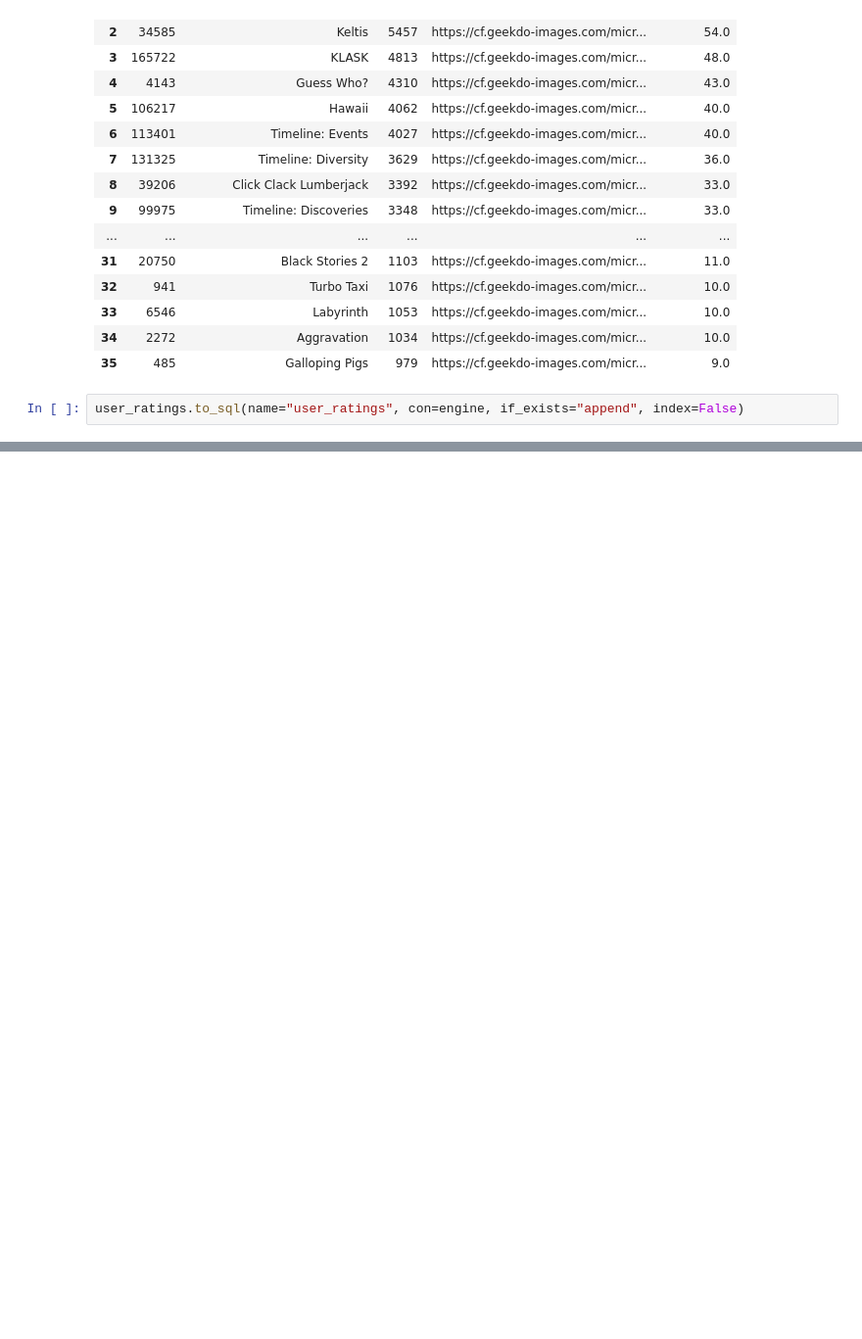
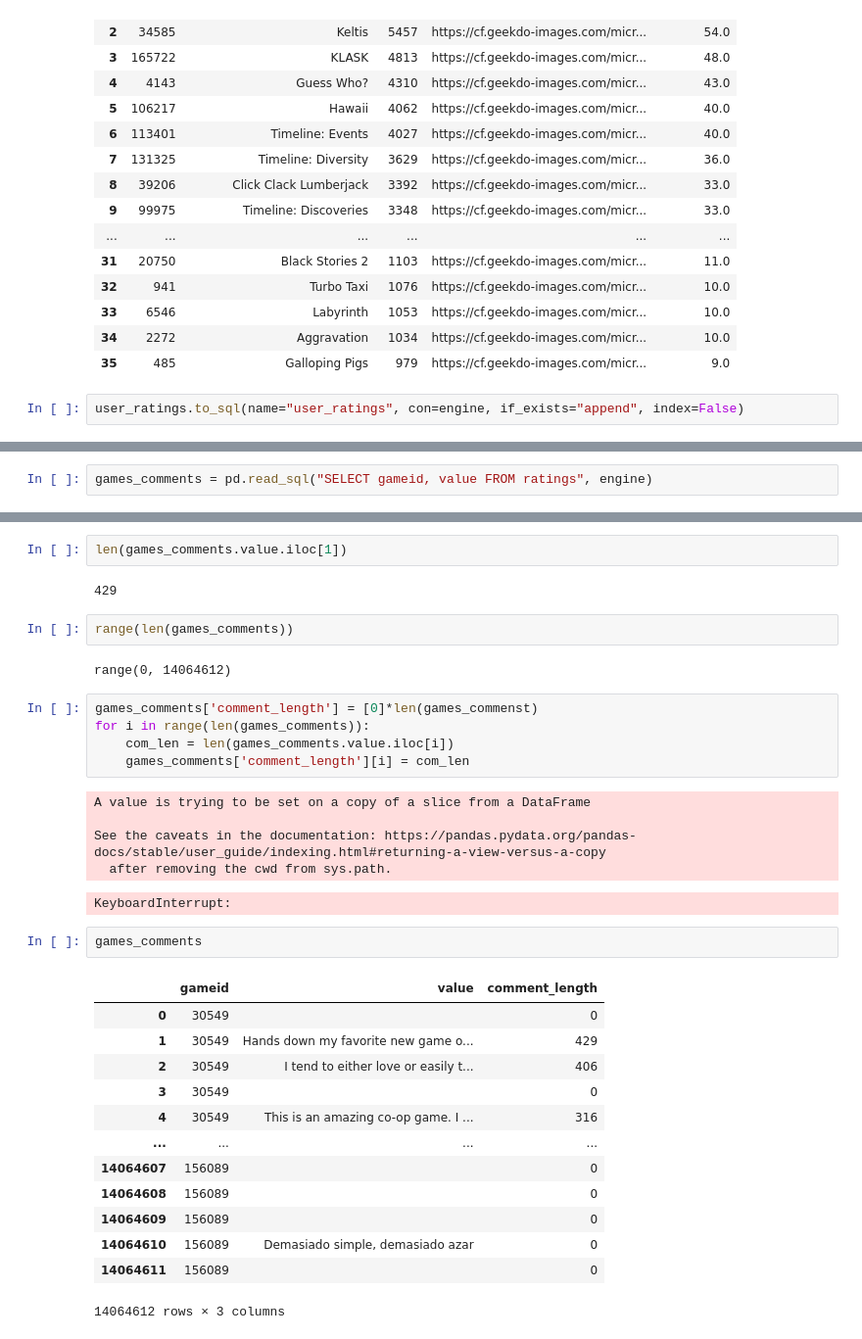
Before and after one commit to timcolussi/boardgame_rec_capstone, a Jupyter notebook: recommendations_ratings.ipynb, the cells around one changed output, grey strips where cells are left out. Shown at 98% size. Saved outputs shown, nothing was run; the diff lists cells and outputs as text; blank space fills up the shorter version.

```diff
--- a/recommendations_ratings.ipynb
+++ b/recommendations_ratings.ipynb
@@ -58,0 +61,2 @@ user_ratings.to_sql(name="user_ratings", con=engine, if_exists="append", index=F
+# %%
+games_comments = pd.read_sql("SELECT gameid, value FROM ratings", engine)
@@ -58,0 +79,35 @@ user_ratings.to_sql(name="user_ratings", con=engine, if_exists="append", index=F
+# %%
+len(games_comments.value.iloc[1])
+# %% [output]
+429
+# %%
+range(len(games_comments))
+# %% [output]
+range(0, 14064612)
+# %%
+games_comments['comment_length'] = [0]*len(games_commenst)
+for i in range(len(games_comments)):
+    com_len = len(games_comments.value.iloc[i])
+    games_comments['comment_length'][i] = com_len
+# %% [output]
+A value is trying to be set on a copy of a slice from a DataFrame
+
+See the caveats in the documentation: https://pandas.pydata.org/pandas-docs/stable/user_guide/indexing.html#returning-a-view-versus-a-copy
+  after removing the cwd from sys.path.
+KeyboardInterrupt:
+# %%
+games_comments
+# %% [output]
+|  | gameid | value | comment_length |
+| 0 | 30549 |  | 0 |
+| 1 | 30549 | Hands down my favorite new game o... | 429 |
+| 2 | 30549 | I tend to either love or easily t... | 406 |
+| 3 | 30549 |  | 0 |
+| 4 | 30549 | This is an amazing co-op game. I ... | 316 |
+| ... | ... | ... | ... |
+| 14064607 | 156089 |  | 0 |
+| 14064608 | 156089 |  | 0 |
+| 14064609 | 156089 |  | 0 |
+| 14064610 | 156089 | Demasiado simple, demasiado azar | 0 |
+| 14064611 | 156089 |  | 0 |
+14064612 rows × 3 columns
```
Also changed, not shown: parts of 20 cells of this notebook.
